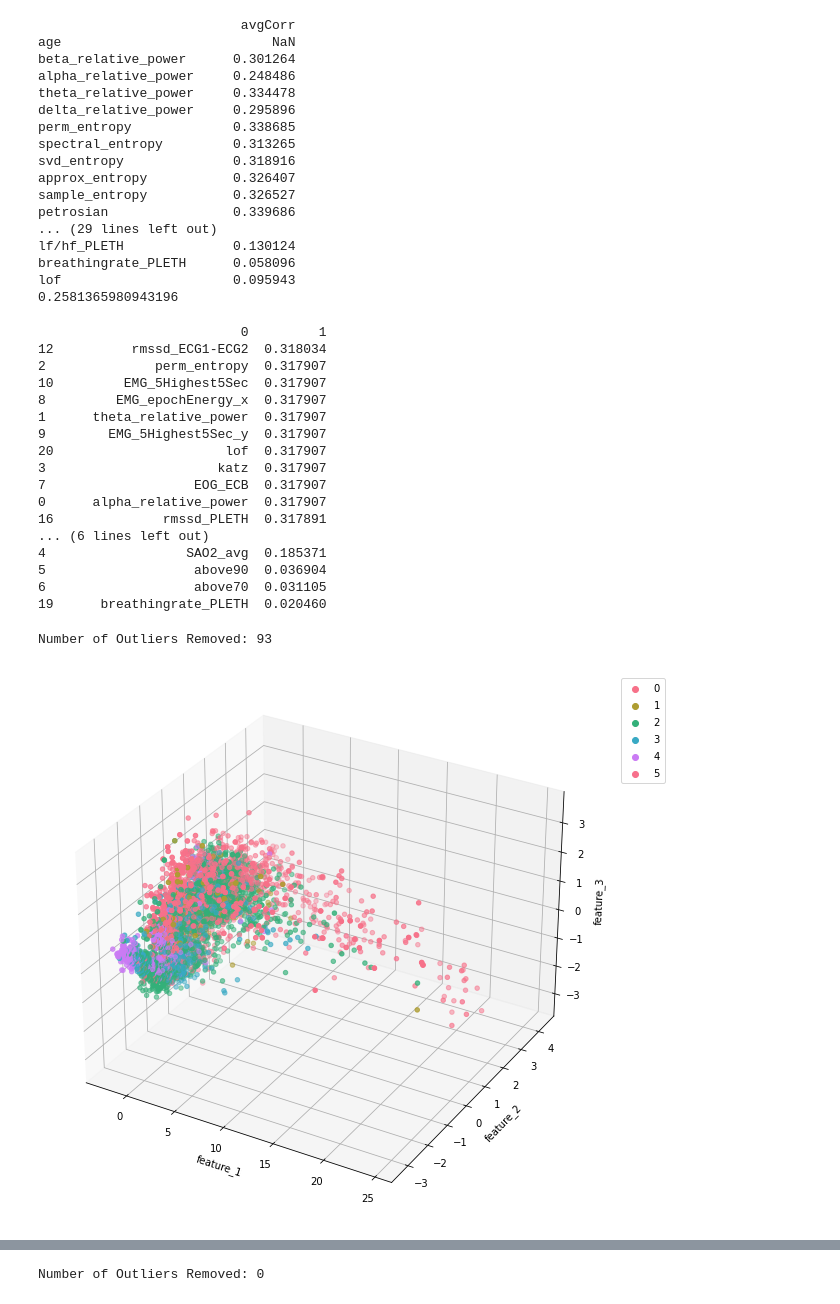
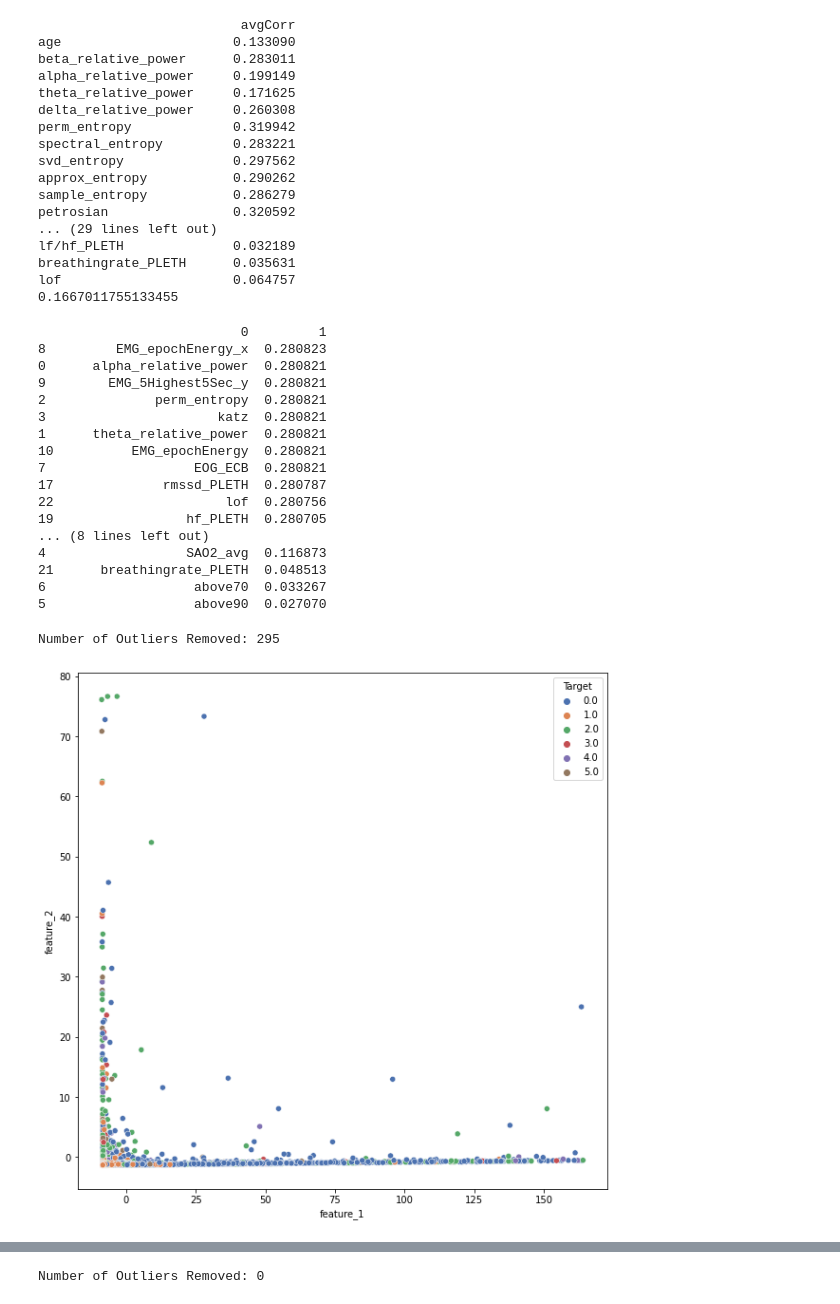
Before and after one commit to brycegsmith/psg_project, a Jupyter notebook: main2.ipynb, the cells around one changed output, grey strips where cells are left out. Cells and saved outputs as stored; diff of their text form; code cells hidden in the pictures.

```diff
--- a/main2.ipynb
+++ b/main2.ipynb
@@ -93,7 +95,7 @@ allData = ['nfle10', 'nfle11', 'nfle12', 'nfle13', 'nfle14', 'nfle15','plm10', '
 #allData = ['rbd10', 'rbd11', 'rbd12', 'rbd13', 'rbd16', 'rbd17']
 #allData = ["n11", "n2", "ins2", "ins6"]
 firstNumericCol = 6 # Includes age
-filepath = ''
+filepath = 'final_data/'
 final = pd.DataFrame()
 
 for dataset in allData: # Stuff in the loop is done on each dataset individually before combining
@@ -352,22 +356,22 @@ print(averageCorr)
 print(averageCorr.loc["above70", "avgCorr"])
 # %% [output]
                           avgCorr
-age                           NaN
-beta_relative_power      0.301264
-alpha_relative_power     0.248486
-theta_relative_power     0.334478
-delta_relative_power     0.295896
-perm_entropy             0.338685
-spectral_entropy         0.313265
-svd_entropy              0.318916
-approx_entropy           0.326407
-sample_entropy           0.326527
-petrosian                0.339686
+age                      0.133090
+beta_relative_power      0.283011
+alpha_relative_power     0.199149
+theta_relative_power     0.171625
+delta_relative_power     0.260308
+perm_entropy             0.319942
+spectral_entropy         0.283221
+svd_entropy              0.297562
+approx_entropy           0.290262
+sample_entropy           0.286279
+petrosian                0.320592
 ... (29 lines left out)
-lf/hf_PLETH              0.130124
-breathingrate_PLETH      0.058096
-lof                      0.095943
-0.2581365980943196
+lf/hf_PLETH              0.032189
+breathingrate_PLETH      0.035631
+lof                      0.064757
+0.1667011755133455
 # %%
 # Feature Selection with Mutual Information
 
@@ -397,22 +401,22 @@ top_30_data = correlationFeatureRemoval[top_30_cols]
 print(target_columnscore)
 # %% [output]
                           0         1
-12          rmssd_ECG1-ECG2  0.318034
-2              perm_entropy  0.317907
-10         EMG_5Highest5Sec  0.317907
-8         EMG_epochEnergy_x  0.317907
-1      theta_relative_power  0.317907
-9        EMG_5Highest5Sec_y  0.317907
-20                      lof  0.317907
-3                      katz  0.317907
-7                   EOG_ECB  0.317907
-0      alpha_relative_power  0.317907
-16              rmssd_PLETH  0.317891
-... (6 lines left out)
-4                  SAO2_avg  0.185371
-5                   above90  0.036904
-6                   above70  0.031105
-19      breathingrate_PLETH  0.020460
+8         EMG_epochEnergy_x  0.280823
+0      alpha_relative_power  0.280821
+9        EMG_5Highest5Sec_y  0.280821
+2              perm_entropy  0.280821
+3                      katz  0.280821
+1      theta_relative_power  0.280821
+10          EMG_epochEnergy  0.280821
+7                   EOG_ECB  0.280821
+17              rmssd_PLETH  0.280787
+22                      lof  0.280756
+19                 hf_PLETH  0.280705
+... (8 lines left out)
+4                  SAO2_avg  0.116873
+21      breathingrate_PLETH  0.048513
+6                   above70  0.033267
+5                   above90  0.027070
 # %%
 # Function for running PCA or TSNE
 def dimReduction(dataToReduce, type = "PCA", n_components = 2, perplexity = 30, n_iters = 1000):
@@ -516,13 +520,13 @@ def plot_dimReduction(dataToPlot, label, label_meaning = "target", scaleFactors
         plt.show()
 # %%
 # Perform PCA or TSNE and plot results
-n_components = 3 # Set this param here. It's used in the DBSCAN function
+n_components = 2 # Set this param here. It's used in the DBSCAN function
 #data_reduced, target = dimReduction(top_10_data, type = "TSNE", n_components = n_components, n_iters = 5000, perplexity = 40)
 data_reduced, target = dimReduction(top_10_data, type = "PCA", n_components = n_components)
 plot_dimReduction(data_reduced, target, label_meaning = "Target", scaleFactors = [1, 1, 1])
 # %% [output]
-Number of Outliers Removed: 93
+Number of Outliers Removed: 295
-[figure, old version]
+[figure, new version]
 # %%
 # Perform PCA or TSNE and plot results
 n_components = 2 # Set this param here. It's used in the DBSCAN function
```
Also changed, not shown: parts of 10 cells of this notebook, 1 other file.
